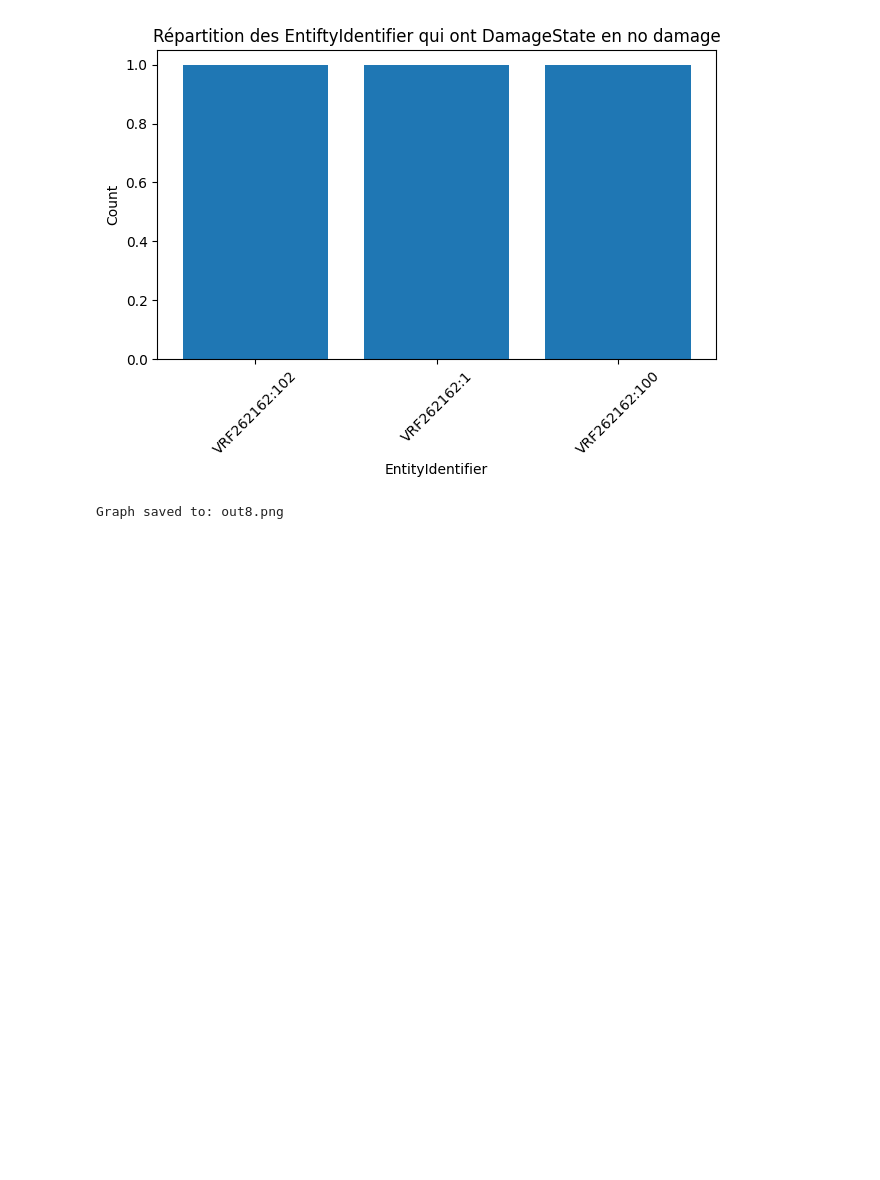
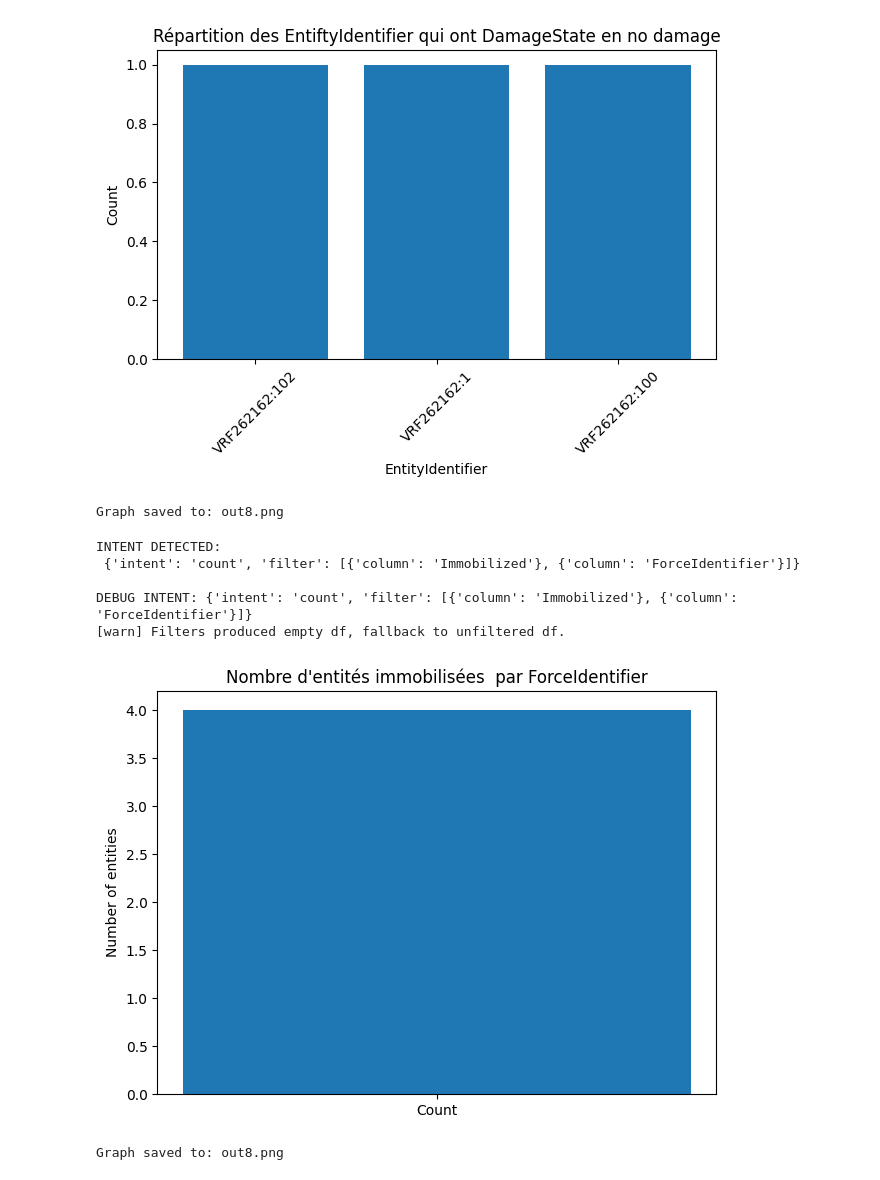
Before and after one commit to RaphaelZrrr/Lida_test, a Jupyter notebook: main2.ipynb, the cells around one changed output. Saved outputs shown, nothing was run; the diff lists cells and outputs as text; code cells hidden in the pictures; blank space fills up the shorter version.

```diff
--- a/main2.ipynb
+++ b/main2.ipynb
@@ -1092,3 +415,17 @@ INTENT DETECTED:
 DEBUG INTENT: {'intent': 'distribution', 'group_by': 'EntityIdentifier', 'filter': [{'column': 'DamageState', 'value': 'no damage'}]}
 [figure]
 Graph saved to: out8.png
+# %%
+run_llm_visualizer(
+    file="data/lidata.log",
+    prompt="Nombre d'entités immobilisées  par ForceIdentifier",
+    out="out8.png"
+)
+# %% [output]
+INTENT DETECTED:
+ {'intent': 'count', 'filter': [{'column': 'Immobilized'}, {'column': 'ForceIdentifier'}]}
+
+DEBUG INTENT: {'intent': 'count', 'filter': [{'column': 'Immobilized'}, {'column': 'ForceIdentifier'}]}
+[warn] Filters produced empty df, fallback to unfiltered df.
+[figure, added]
+Graph saved to: out8.png
```
Also changed, not shown: parts of 12 cells of this notebook, 1 other file.
